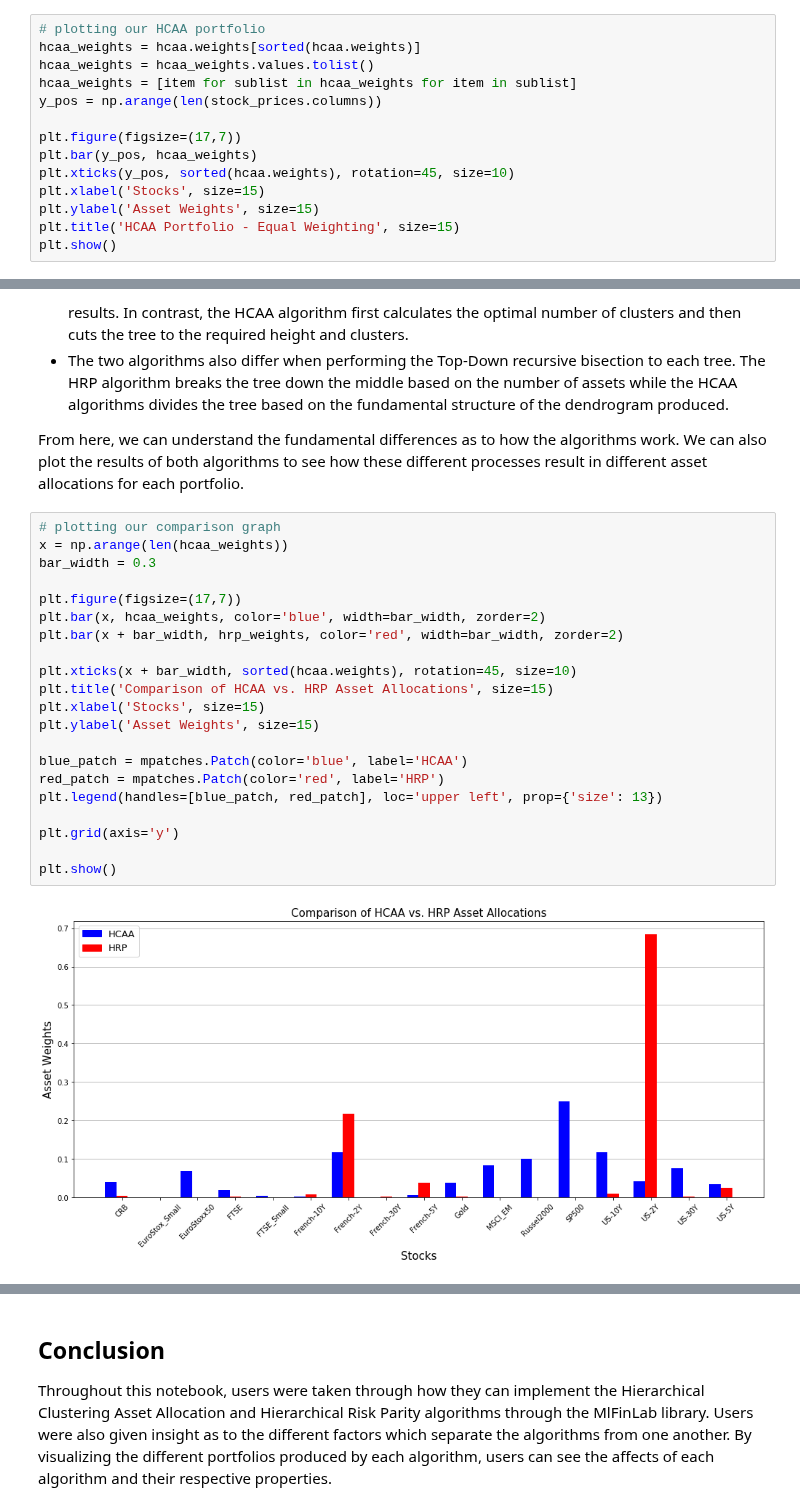
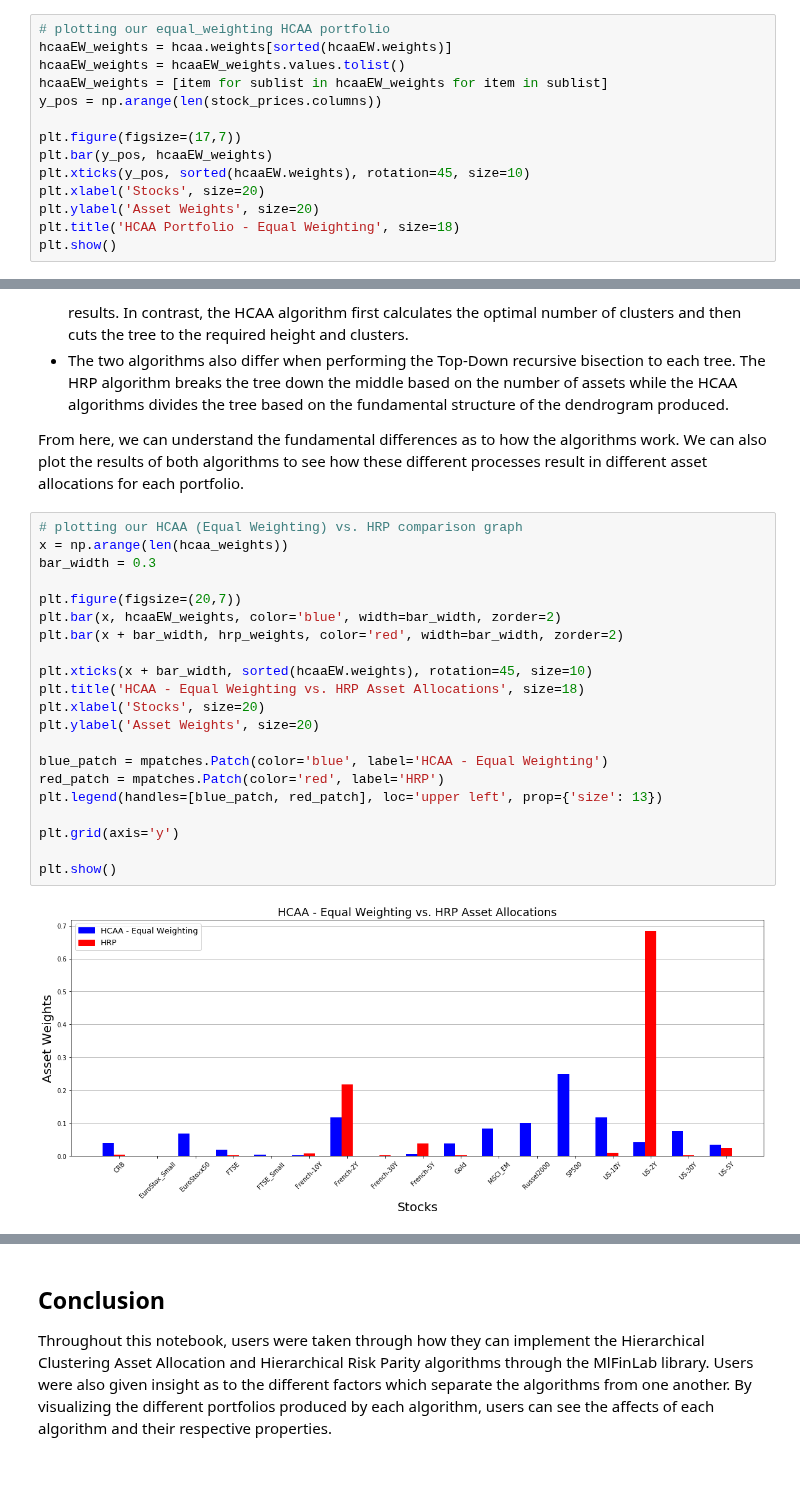
Before and after one commit to tzw101/research, a Jupyter notebook: Portfolio Optimisation Tutorials/HCAA & HRP Comparison/HCAA_HRP_comparison.ipynb, the cells around one changed output, grey strips where cells are left out. Saved outputs shown, nothing was run; the diff lists cells and outputs as text; blank space fills up the shorter version.

```diff
--- a/Portfolio Optimisation Tutorials/HCAA & HRP Comparison/HCAA_HRP_comparison.ipynb
+++ b/Portfolio Optimisation Tutorials/HCAA & HRP Comparison/HCAA_HRP_comparison.ipynb
@@ -96,17 +112,17 @@ hcaa.weights
 |  | MSCI_EM | CRB | EuroStoxx50 | EuroStox_Small | SP500 | Russel2000 | FTSE | FTSE_Small | French-2Y | ... |
 | 0 | 0.083421 | 0.040186 | 0.069034 | 0.000279 | 0.25 | 0.100592 | 0.019738 | 0.00467 | 0.117189 | ... |
 # %%
-# plotting our HCAA portfolio
-hcaa_weights = hcaa.weights[sorted(hcaa.weights)]
-hcaa_weights = hcaa_weights.values.tolist()
-hcaa_weights = [item for sublist in hcaa_weights for item in sublist]
+# plotting our equal_weighting HCAA portfolio
+hcaaEW_weights = hcaa.weights[sorted(hcaaEW.weights)]
+hcaaEW_weights = hcaaEW_weights.values.tolist()
+hcaaEW_weights = [item for sublist in hcaaEW_weights for item in sublist]
 y_pos = np.arange(len(stock_prices.columns))
 
 plt.figure(figsize=(17,7))
-plt.bar(y_pos, hcaa_weights)
-plt.xticks(y_pos, sorted(hcaa.weights), rotation=45, size=10)
-plt.xlabel('Stocks', size=15)
-plt.ylabel('Asset Weights', size=15)
-plt.title('HCAA Portfolio - Equal Weighting', size=15)
+plt.bar(y_pos, hcaaEW_weights)
+plt.xticks(y_pos, sorted(hcaaEW.weights), rotation=45, size=10)
+plt.xlabel('Stocks', size=20)
+plt.ylabel('Asset Weights', size=20)
+plt.title('HCAA Portfolio - Equal Weighting', size=18)
 plt.show()
 # %% [output]
@@ -166,25 +210,25 @@ plt.show()
 
 From here, we can understand the fundamental differences as to how the algorithms work. We can also plot the results of both algorithms to see how these different processes result in different asset allocations for each portfolio.
 # %%
-# plotting our comparison graph
+# plotting our HCAA (Equal Weighting) vs. HRP comparison graph
 x = np.arange(len(hcaa_weights))
 bar_width = 0.3
 
-plt.figure(figsize=(17,7))
-plt.bar(x, hcaa_weights, color='blue', width=bar_width, zorder=2)
+plt.figure(figsize=(20,7))
+plt.bar(x, hcaaEW_weights, color='blue', width=bar_width, zorder=2)
 plt.bar(x + bar_width, hrp_weights, color='red', width=bar_width, zorder=2)
 
-plt.xticks(x + bar_width, sorted(hcaa.weights), rotation=45, size=10)
-plt.title('Comparison of HCAA vs. HRP Asset Allocations', size=15)
-plt.xlabel('Stocks', size=15)
-plt.ylabel('Asset Weights', size=15)
+plt.xticks(x + bar_width, sorted(hcaaEW.weights), rotation=45, size=10)
+plt.title('HCAA - Equal Weighting vs. HRP Asset Allocations', size=18)
+plt.xlabel('Stocks', size=20)
+plt.ylabel('Asset Weights', size=20)
 
-blue_patch = mpatches.Patch(color='blue', label='HCAA')
+blue_patch = mpatches.Patch(color='blue', label='HCAA - Equal Weighting')
 red_patch = mpatches.Patch(color='red', label='HRP')
 plt.legend(handles=[blue_patch, red_patch], loc='upper left', prop={'size': 13})
 
 plt.grid(axis='y')
 
 plt.show()
 # %% [output]
-[figure, old version]
+[figure, new version]
```
Also changed, not shown: parts of 12 cells of this notebook.
